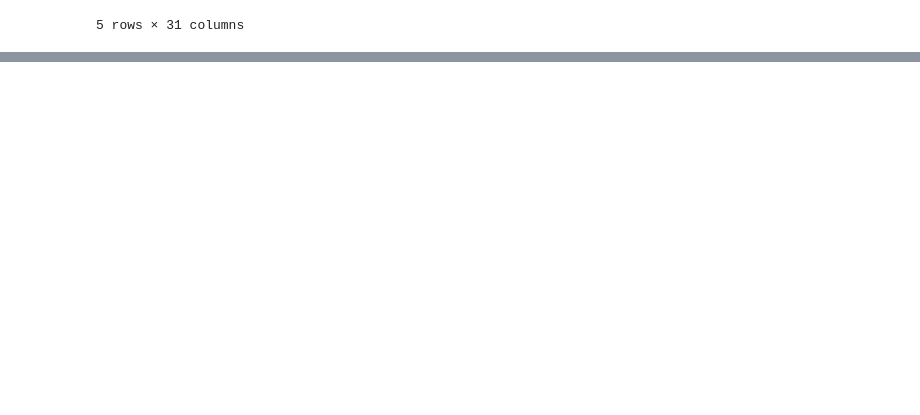
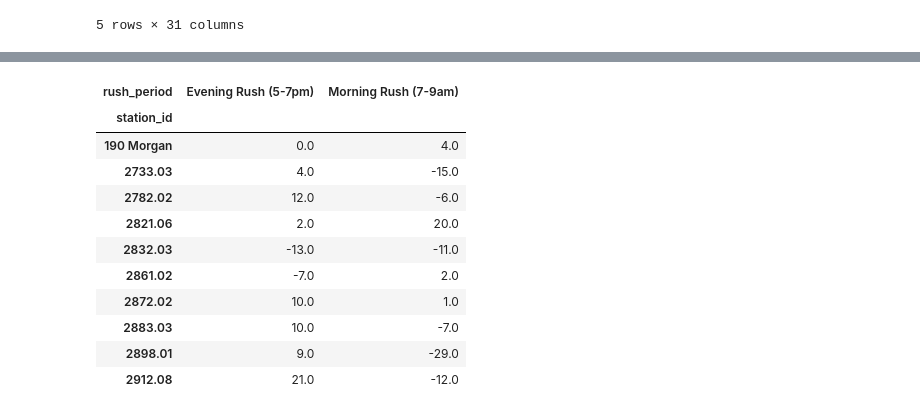
Before and after one commit to michaeltwersky/applied-ml-project, a Jupyter notebook: citibike_demand.ipynb, the cells around one changed output, grey strips where cells are left out. Cells and saved outputs as stored; diff of their text form; code cells hidden in the pictures; blank space fills up the shorter version.

```diff
--- a/citibike_demand.ipynb
+++ b/citibike_demand.ipynb
@@ -551,0 +841,26 @@ memory usage: 239.6+ MB
+# %%
+# Categorize morning vs evening rush
+bike_changes['rush_period'] = pd.to_datetime(bike_changes['time_interval']).dt.hour.apply(
+    lambda x: 'Morning Rush (7-9am)' if x in [7, 8, 9] else 'Evening Rush (5-7pm)'
+)
+
+# Calculate net flow per station per rush period
+rush_net_flow = bike_changes.groupby(['station_id', 'rush_period'])['net_change'].sum().reset_index()
+
+# Pivot to compare
+rush_comparison = rush_net_flow.pivot(index='station_id', columns='rush_period', values='net_change').fillna(0)
+
+rush_comparison.head(10)
+# %% [output]
+| rush_period | Evening Rush (5-7pm) | Morning Rush (7-9am) |
+| station_id |  |  |
+| 190 Morgan | 0.0 | 4.0 |
+| 2733.03 | 4.0 | -15.0 |
+| 2782.02 | 12.0 | -6.0 |
+| 2821.06 | 2.0 | 20.0 |
+| 2832.03 | -13.0 | -11.0 |
+| 2861.02 | -7.0 | 2.0 |
+| 2872.02 | 10.0 | 1.0 |
+| 2883.03 | 10.0 | -7.0 |
+| 2898.01 | 9.0 | -29.0 |
+| 2912.08 | 21.0 | -12.0 |
```
Also changed, not shown: parts of 24 cells of this notebook.
